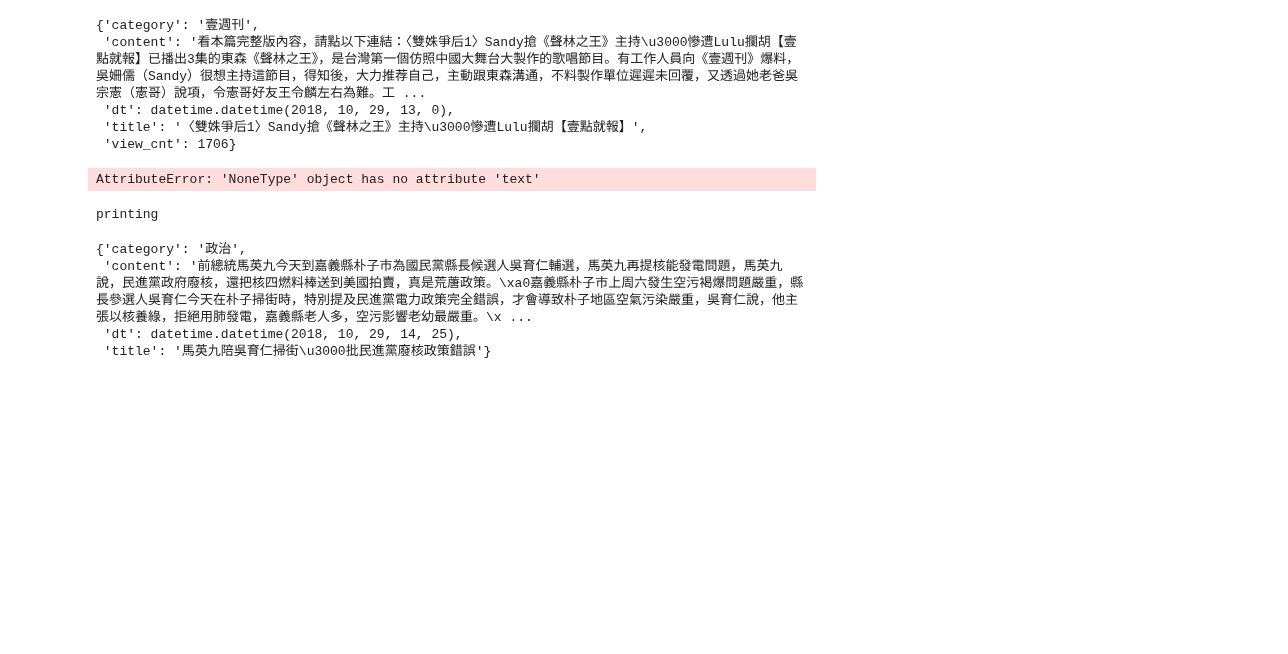
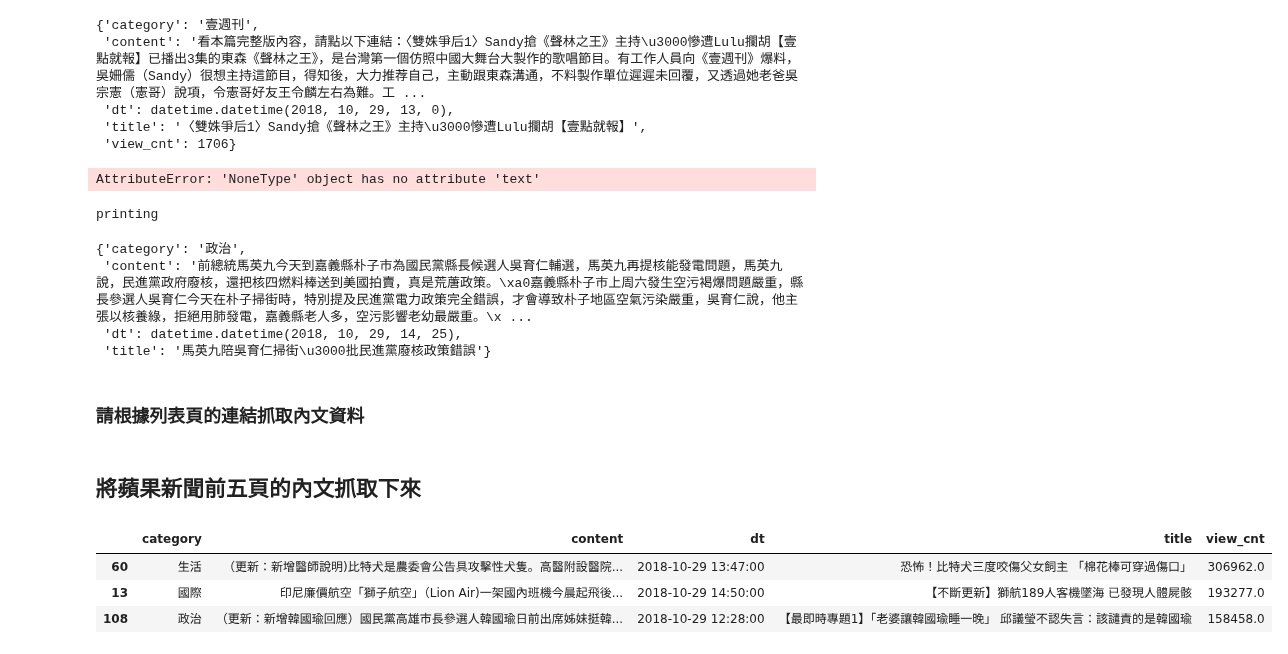
Before and after one commit to ywchiu/ctbc, a Jupyter notebook: Demo20181029.ipynb, the cells around one changed output. Cells and saved outputs as stored; diff of their text form; code cells hidden in the pictures; blank space fills up the shorter version.

Commit message:
add requests get

```diff
--- a/Demo20181029.ipynb
+++ b/Demo20181029.ipynb
@@ -442,3 +442,36 @@ def getDetail(url):
     except:
         print(url)
     return ret
+# %% [markdown]
+### 請根據列表頁的連結抓取內文資料
+# %%
+import requests
+from bs4 import BeautifulSoup
+res = requests.get('https://tw.appledaily.com/new/realtime')
+soup = BeautifulSoup(res.text, 'lxml')
+news_ary = []
+for news in soup.select('.rtddt a'):
+    news_ary.append(getDetail(news.get('href')))
+    #print('====================')
+# %% [markdown]
+## 將蘋果新聞前五頁的內文抓取下來
+# %%
+newsurl = 'https://tw.appledaily.com/new/realtime/{}'
+news_ary = []
+for i in range(1,6):
+    #print(newsurl.format(i))
+    res = requests.get(newsurl.format(i))
+    soup = BeautifulSoup(res.text, 'lxml')
+    for news in soup.select('.rtddt a'):
+        news_ary.append(getDetail(news.get('href')))
+# %%
+import pandas
+newsdf = pandas.DataFrame(news_ary)
+# %%
+# SELECT * FROM newsdf ORDER BY view_cnt DESC LIMIT 3
+newsdf.sort_values('view_cnt', ascending=False).head(3)
+# %% [output]
+|  | category | content | dt | title | view_cnt |
+| 60 | 生活 | （更新：新增醫師說明)比特犬是農委會公告具攻擊性犬隻。高醫附設醫院... | 2018-10-29 13:47:00 | 恐怖！比特犬三度咬傷父女飼主 「棉花棒可穿過傷口」 | 306962.0 |
+| 13 | 國際 | 印尼廉價航空「獅子航空」（Lion Air)一架國內班機今晨起飛後... | 2018-10-29 14:50:00 | 【不斷更新】獅航189人客機墜海 已發現人體屍骸 | 193277.0 |
+| 108 | 政治 | （更新：新增韓國瑜回應）國民黨高雄市長參選人韓國瑜日前出席姊妹挺韓... | 2018-10-29 12:28:00 | 【最即時專題1】「老婆讓韓國瑜睡一晚」 邱議瑩不認失言：該譴責的是韓國瑜 | 158458.0 |
```
Also changed, not shown: parts of 10 cells of this notebook.
